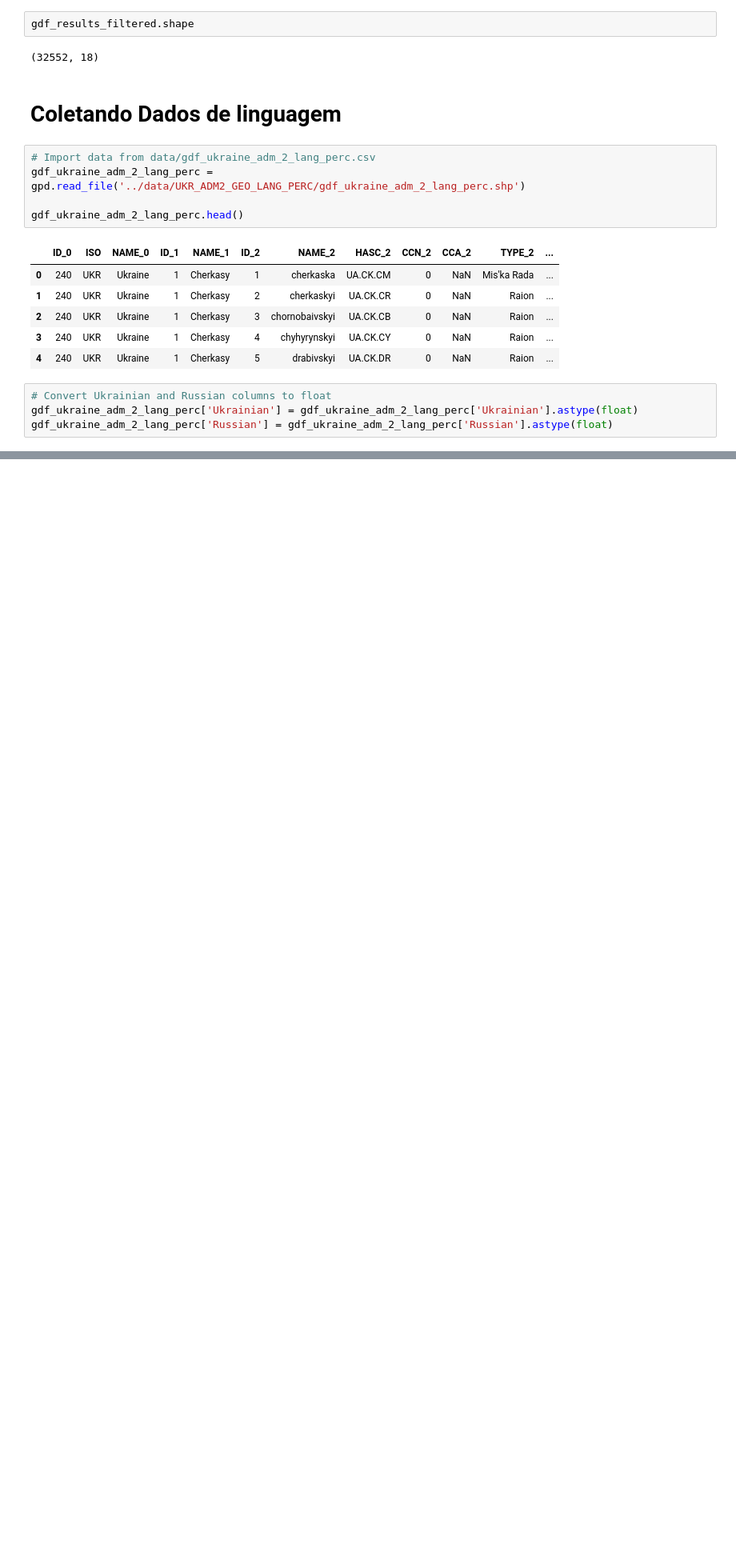
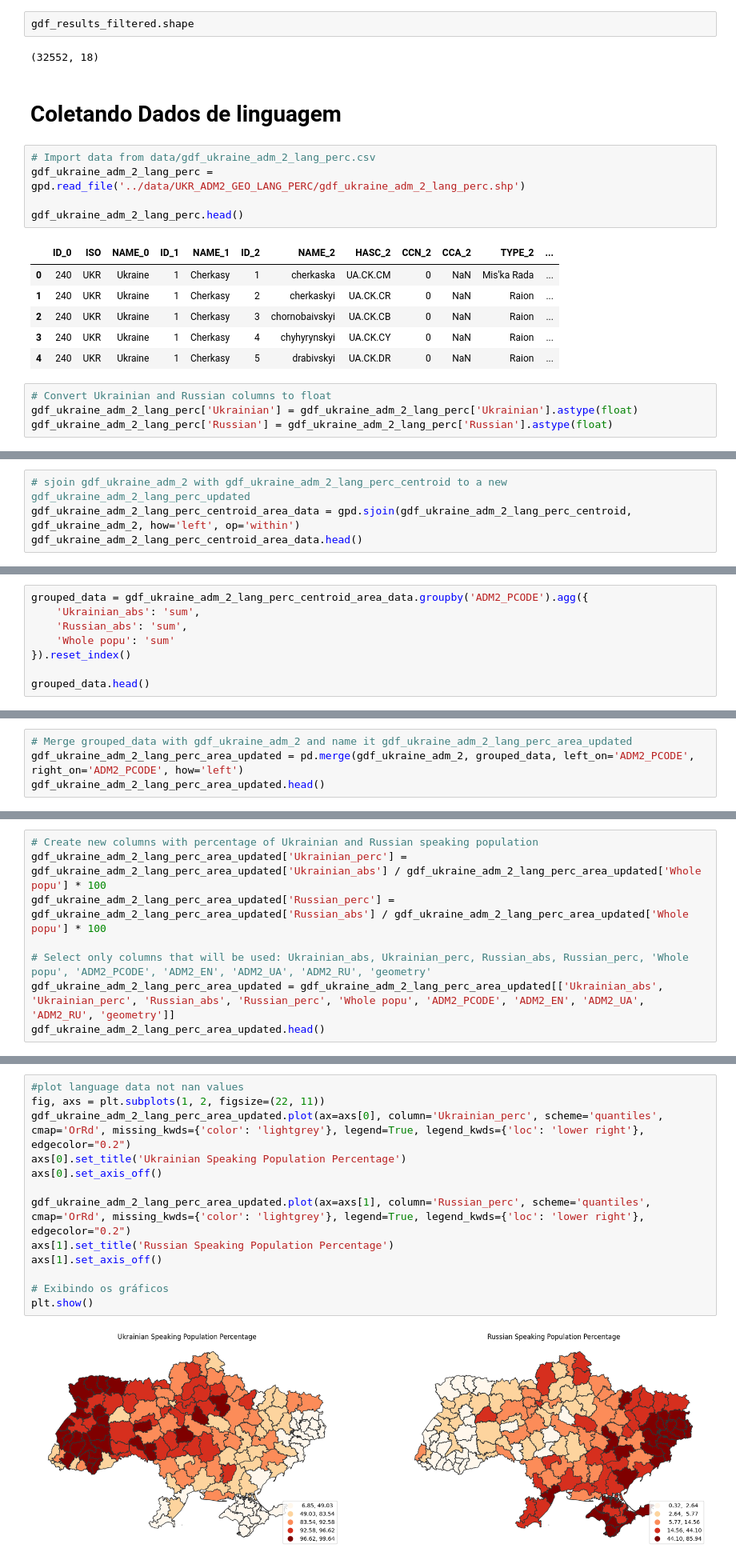
Before and after one commit to fran-janela/georeferenced-information-class, a Jupyter notebook: project/notebooks/project-geo-info.ipynb, the cells around one changed output, grey strips where cells are left out. Shown at 80% size. Cells and saved outputs as stored; diff of their text form; blank space fills up the shorter version.

```diff
--- a/project/notebooks/project-geo-info.ipynb
+++ b/project/notebooks/project-geo-info.ipynb
@@ -333,0 +358,4 @@ plt.show()
+# %%
+# sjoin gdf_ukraine_adm_2 with gdf_ukraine_adm_2_lang_perc_centroid to a new gdf_ukraine_adm_2_lang_perc_updated
+gdf_ukraine_adm_2_lang_perc_centroid_area_data = gpd.sjoin(gdf_ukraine_adm_2_lang_perc_centroid, gdf_ukraine_adm_2, how='left', op='within')
+gdf_ukraine_adm_2_lang_perc_centroid_area_data.head()
@@ -333,0 +369,8 @@ plt.show()
+# %%
+grouped_data = gdf_ukraine_adm_2_lang_perc_centroid_area_data.groupby('ADM2_PCODE').agg({
+    'Ukrainian_abs': 'sum',
+    'Russian_abs': 'sum',
+    'Whole popu': 'sum'
+}).reset_index()
+
+grouped_data.head()
@@ -333,0 +384,4 @@ plt.show()
+# %%
+# Merge grouped_data with gdf_ukraine_adm_2 and name it gdf_ukraine_adm_2_lang_perc_area_updated
+gdf_ukraine_adm_2_lang_perc_area_updated = pd.merge(gdf_ukraine_adm_2, grouped_data, left_on='ADM2_PCODE', right_on='ADM2_PCODE', how='left')
+gdf_ukraine_adm_2_lang_perc_area_updated.head()
@@ -333,0 +395,8 @@ plt.show()
+# %%
+# Create new columns with percentage of Ukrainian and Russian speaking population
+gdf_ukraine_adm_2_lang_perc_area_updated['Ukrainian_perc'] = gdf_ukraine_adm_2_lang_perc_area_updated['Ukrainian_abs'] / gdf_ukraine_adm_2_lang_perc_area_updated['Whole popu'] * 100
+gdf_ukraine_adm_2_lang_perc_area_updated['Russian_perc'] = gdf_ukraine_adm_2_lang_perc_area_updated['Russian_abs'] / gdf_ukraine_adm_2_lang_perc_area_updated['Whole popu'] * 100
+
+# Select only columns that will be used: Ukrainian_abs, Ukrainian_perc, Russian_abs, Russian_perc, 'Whole popu', 'ADM2_PCODE', 'ADM2_EN', 'ADM2_UA', 'ADM2_RU', 'geometry'
+gdf_ukraine_adm_2_lang_perc_area_updated = gdf_ukraine_adm_2_lang_perc_area_updated[['Ukrainian_abs', 'Ukrainian_perc', 'Russian_abs', 'Russian_perc', 'Whole popu', 'ADM2_PCODE', 'ADM2_EN', 'ADM2_UA', 'ADM2_RU', 'geometry']]
+gdf_ukraine_adm_2_lang_perc_area_updated.head()
@@ -333,0 +410,15 @@ plt.show()
+# %%
+#plot language data not nan values
+fig, axs = plt.subplots(1, 2, figsize=(22, 11))
+gdf_ukraine_adm_2_lang_perc_area_updated.plot(ax=axs[0], column='Ukrainian_perc', scheme='quantiles', cmap='OrRd', missing_kwds={'color': 'lightgrey'}, legend=True, legend_kwds={'loc': 'lower right'}, edgecolor="0.2")
+axs[0].set_title('Ukrainian Speaking Population Percentage')
+axs[0].set_axis_off()
+
+gdf_ukraine_adm_2_lang_perc_area_updated.plot(ax=axs[1], column='Russian_perc', scheme='quantiles', cmap='OrRd', missing_kwds={'color': 'lightgrey'}, legend=True, legend_kwds={'loc': 'lower right'}, edgecolor="0.2")
+axs[1].set_title('Russian Speaking Population Percentage')
+axs[1].set_axis_off()
+
+# Exibindo os gráficos
+plt.show()
+# %% [output]
+[figure, added]
```
Also changed, not shown: parts of 9 cells of this notebook.
